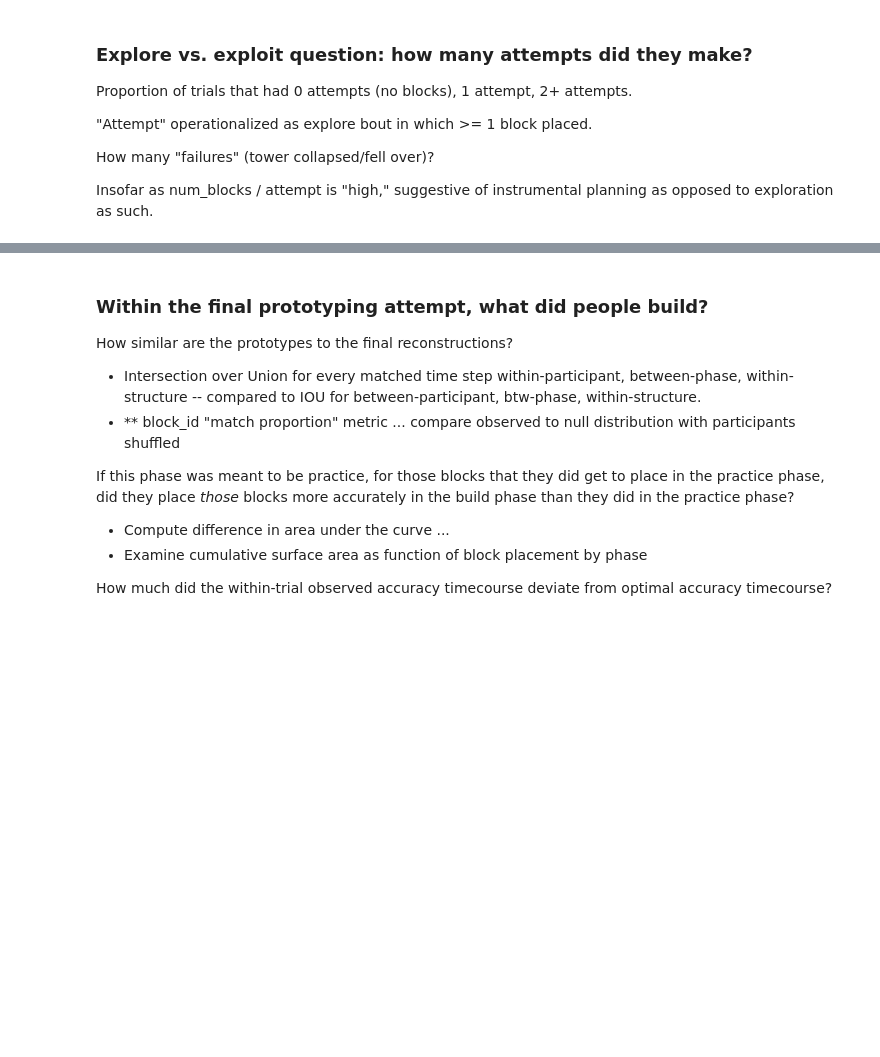
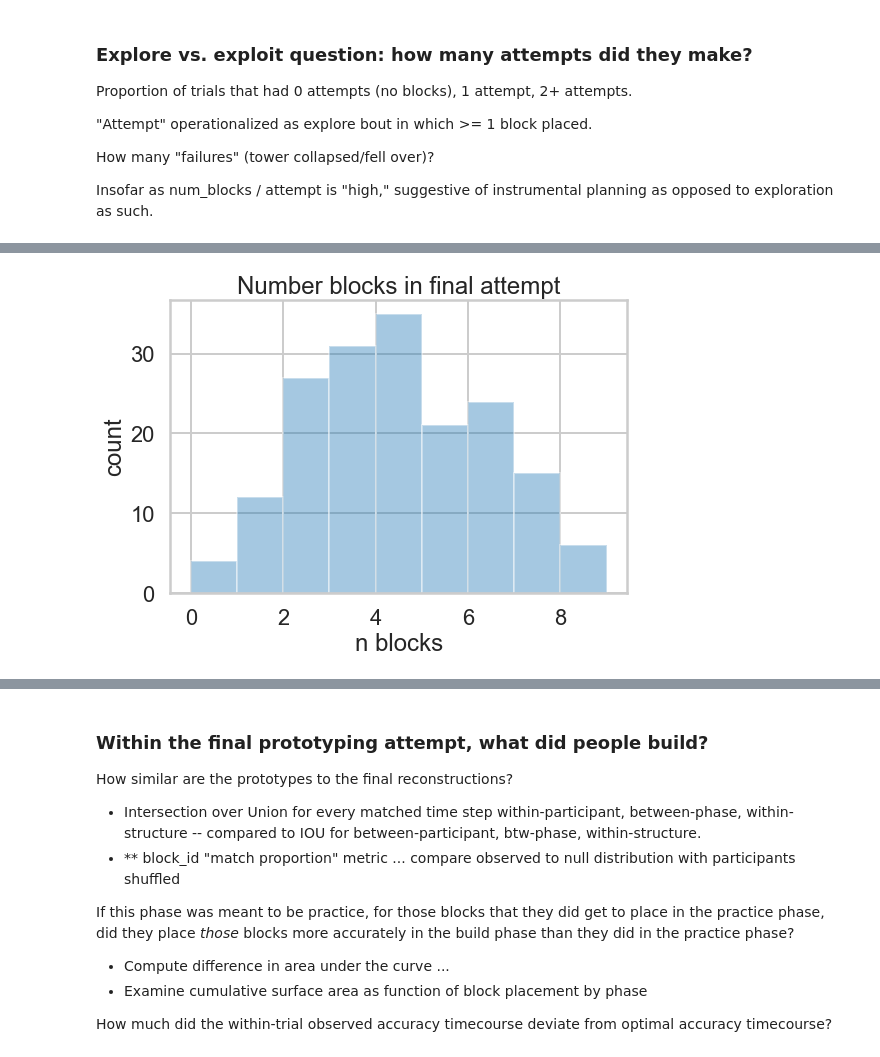
Before and after one commit to cogtoolslab/block_construction, a Jupyter notebook: analysis/will/block_silhouette_SPP2020.ipynb, the cells around one changed output, grey strips where cells are left out. Cells and saved outputs as stored; diff of their text form; code cells hidden in the pictures; blank space fills up the shorter version.

Commit message:
plot of blocks placed by number attempt

```diff
--- a/analysis/will/block_silhouette_SPP2020.ipynb
+++ b/analysis/will/block_silhouette_SPP2020.ipynb
@@ -168,0 +173,17 @@ physical_explore.assign(fullExploreBlocks = lambda df: (df.preResetExploreBlocks
+# %%
+final_attempts = physical_explore['finalExploreBlocks'][physical_explore.totalExploreBlocks > 0]
+
+fig = plt.figure(figsize=(8,6))
+sns.set_context('poster')
+sns.set_style('whitegrid', {'legend.frameon':False})
+c = sns.distplot(final_attempts,
+                 #bins=9,
+                 kde=False,
+                 #kind='point',
+                );
+plt.ylabel('count')
+plt.xlabel('n blocks')
+plt.title('Number blocks in final attempt')
+plt.tight_layout()
+# %% [output]
+[figure, added]
```
Also changed, not shown: parts of 13 cells of this notebook, 1 other file.
